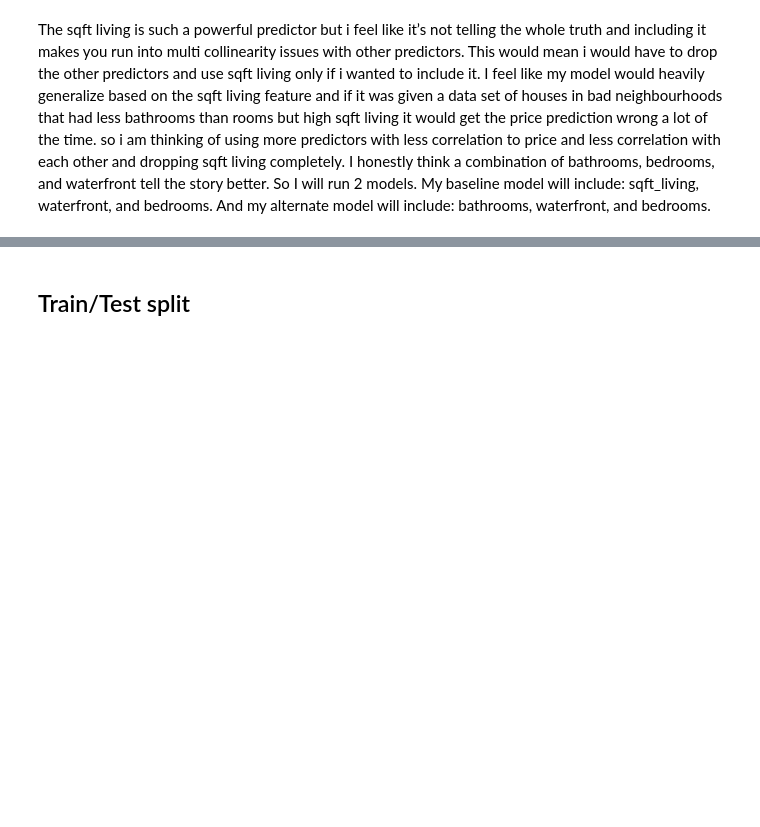
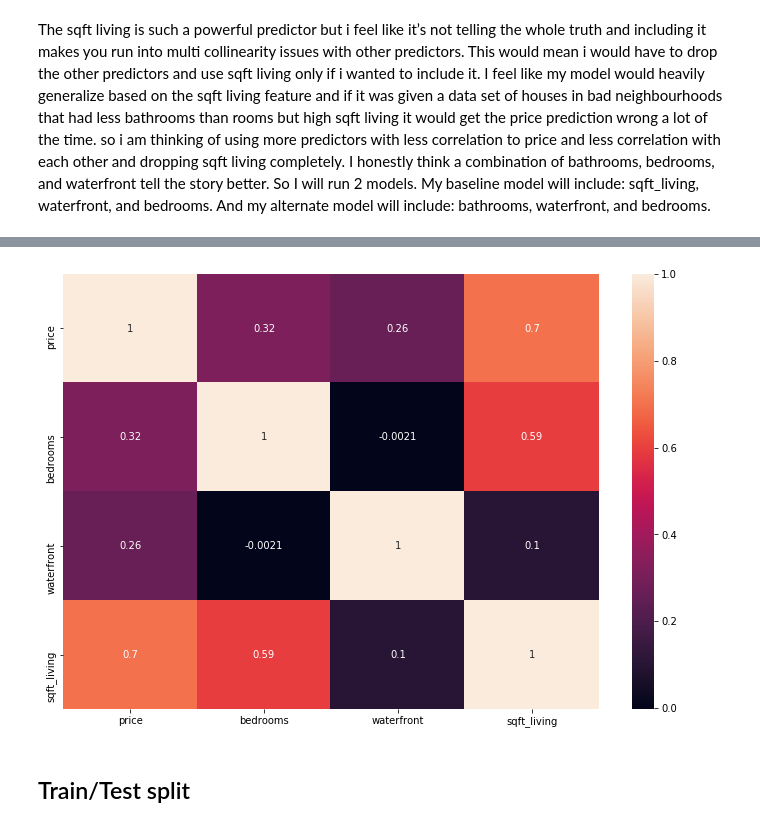
Before and after one commit to PaulWill92/Housing-Regression, a Jupyter notebook: index.ipynb, the cells around one changed output, grey strips where cells are left out. Saved outputs shown, nothing was run; the diff lists cells and outputs as text; code cells hidden in the pictures; blank space fills up the shorter version.

```diff
--- a/index.ipynb
+++ b/index.ipynb
@@ -502,6 +521,12 @@ new_housing_df.query('sqft_living>=1000 and bathrooms>=bedrooms and floors>=1').
 | 50% | 3.903350e+09 | 5.659750e+05 | 3.000000 | 3.000000 | 1930.000000 | 5002.000000 | 2.000000 | 0.000000 | 3.000000 | 8.000000 | ... |
 | 75% | 7.585325e+09 | 8.637500e+05 | 3.000000 | 3.500000 | 3130.000000 | 11128.500000 | 2.000000 | 0.000000 | 3.000000 | 9.000000 | ... |
 | max | 9.839301e+09 | 7.700000e+06 | 7.000000 | 8.000000 | 13540.000000 | 982278.000000 | 3.500000 | 1.000000 | 5.000000 | 13.000000 | ... |
+# %%
+plt.subplots(figsize=(12,8))
+sns.heatmap(new_housing_df.loc[:,['price', 'bedrooms', 'waterfront', 'sqft_living']].corr(), annot=True)
+plt.show()
+# %% [output]
+[figure, added]
 # %% [markdown]
 ## Train/Test split
 # %%
```
Also changed, not shown: parts of 1 cell of this notebook, 2 other files.
